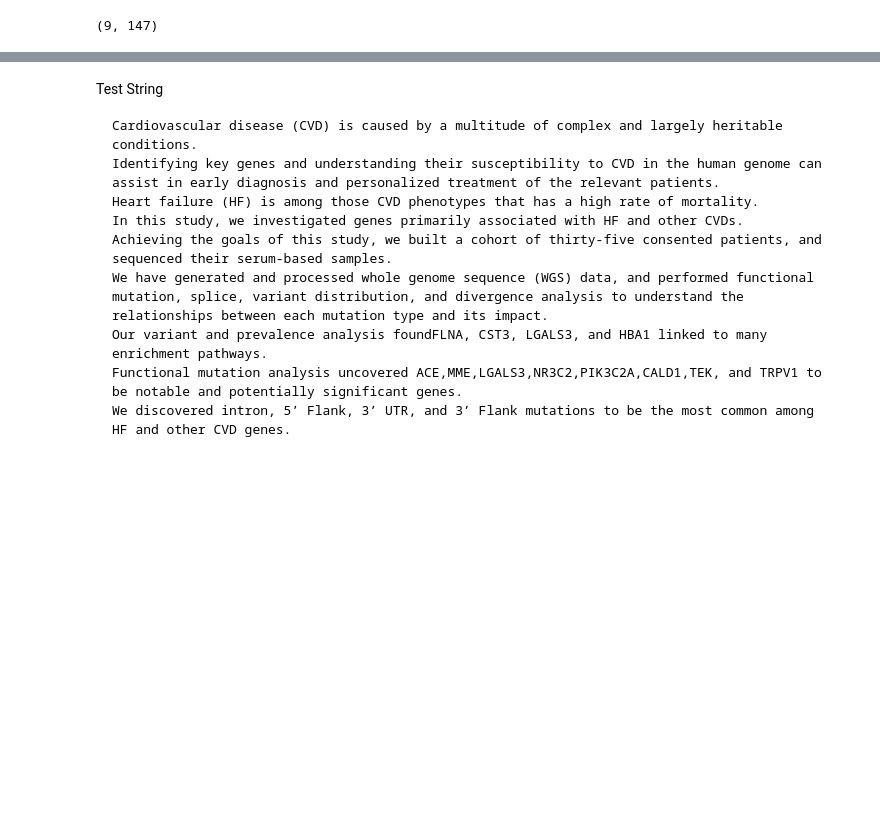
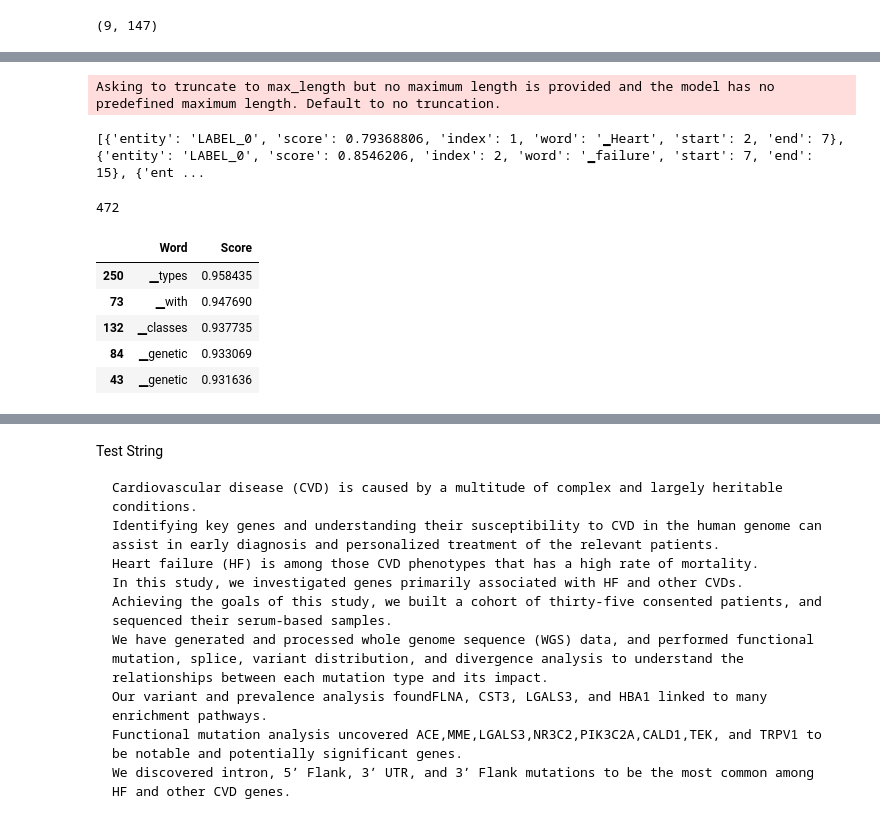
Before and after one commit to Abhijith-Nagarajan/CS_546_Project, a Jupyter notebook: notebooks/NER_Topic_Modeling.ipynb, the cells around one changed output, grey strips where cells are left out. Saved outputs shown, nothing was run; the diff lists cells and outputs as text; code cells hidden in the pictures; blank space fills up the shorter version.

```diff
--- a/notebooks/NER_Topic_Modeling.ipynb
+++ b/notebooks/NER_Topic_Modeling.ipynb
@@ -199,0 +497,31 @@ def perform_keyword_extraction(text:str) -> list:
+# %%
+results = ner_pipeline_scideberta(test_abstracts[1])
+# %% [output]
+Asking to truncate to max_length but no maximum length is provided and the model has no predefined maximum length. Default to no truncation.
+# %%
+print(results)
+# %% [output]
+[{'entity': 'LABEL_0', 'score': 0.79368806, 'index': 1, 'word': '▁Heart', 'start': 2, 'end': 7}, {'entity': 'LABEL_0', 'score': 0.8546206, 'index': 2, 'word': '▁failure', 'start': 7, 'end': 15}, {'ent ...
+# %%
+scores = []
+words = []
+for result in results:
+  scores.append(result['score'])
+  words.append(result['word'])
+# %%
+len(results)
+# %% [output]
+472
+# %%
+extracted_entities_df = pd.DataFrame.from_dict({'Word':words,'Score':scores})
+# %%
+extracted_entities_df = extracted_entities_df.sort_values(by=['Score'],ascending=False)
+# %%
+extracted_entities_df.head()
+# %% [output]
+|  | Word | Score |
+| 250 | ▁types | 0.958435 |
+| 73 | ▁with | 0.947690 |
+| 132 | ▁classes | 0.937735 |
+| 84 | ▁genetic | 0.933069 |
+| 43 | ▁genetic | 0.931636 |
```
Also changed, not shown: parts of 161 cells of this notebook.
